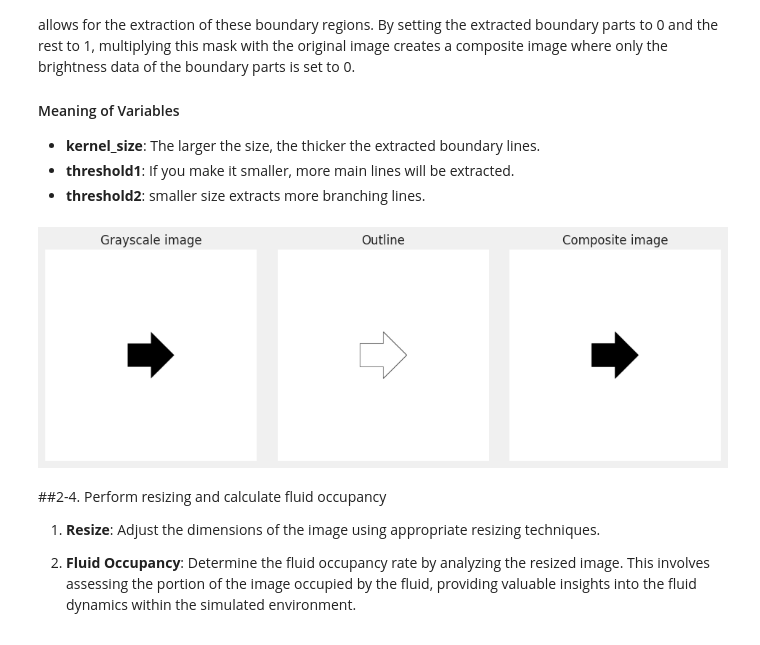
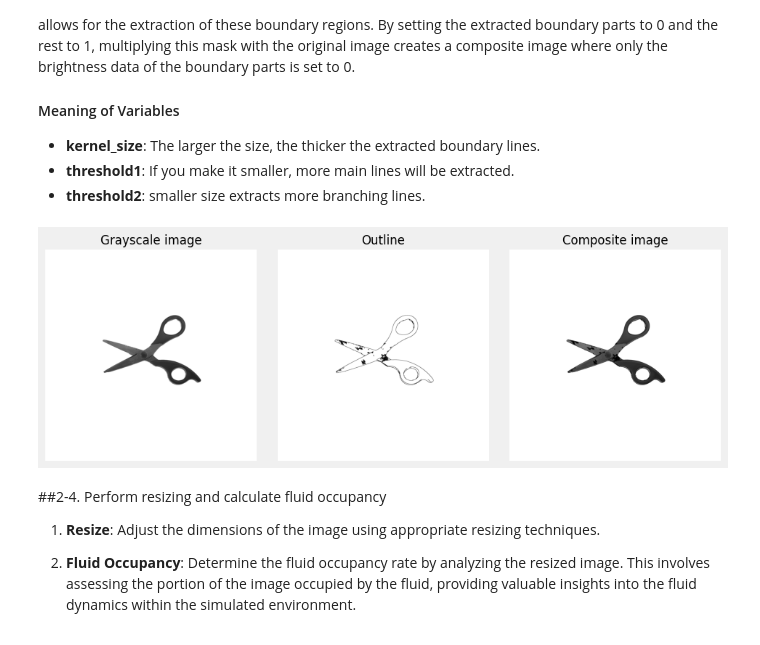
Before and after one commit to nobu-n2002/PixelNote, a Jupyter notebook: PixelNote.ipynb, the cells around one changed output. Cells and saved outputs as stored; diff of their text form; code cells hidden in the pictures.

```diff
--- a/PixelNote.ipynb
+++ b/PixelNote.ipynb
@@ -366,12 +366,12 @@ threshold2 = 8  # @param {type:"slider", min:0, max:500, step:1}
 CWD = os.getcwd()
 
 # File paths
-file_path_gray = f"{CWD}/tmp/gray.png"
+file_path_threshold = f"{CWD}/tmp/threshold.png"
 file_path_outline = f"{CWD}/tmp/outline.png"
 file_path_com = f"{CWD}/tmp/com.png"
 
 # Read the resized image
-IMG = cv2.imread(file_path_gray, cv2.IMREAD_GRAYSCALE)
+IMG = cv2.imread(file_path_threshold, cv2.IMREAD_GRAYSCALE)
 
 # Edge detection
 edges_inverse = cv2.Canny(IMG, threshold1, threshold2)
@@ -385,35 +385,35 @@ edges_dilated = cv2.dilate(edges_inverse, kernel, iterations=num_iterations)
 edges = 255.0 - edges_dilated
 cv2.imwrite(file_path_outline, edges)
 
 # Normalize (0~1) edges: 0 -> black, 1 -> white
 com = edges / 255.0
 # Multiply the grayscale image (IMG) by the normalized edges
 com = IMG * com
 cv2.imwrite(file_path_com, com)
 
 # Display images side by side using subplot
 fig, axs = plt.subplots(1, 3, figsize=(12, 5))
 
 # Display the grayscale image
-axs[0].imshow(cv2.cvtColor(cv2.imread(file_path_gray), cv2.COLOR_BGR2RGB))
+axs[0].imshow(cv2.cvtColor(cv2.imread(file_path_threshold), cv2.COLOR_BGR2RGB))
 axs[0].set_title('Grayscale image')
 axs[0].axis('off')
 
 # Display the outline image
 axs[1].imshow(cv2.cvtColor(cv2.imread(file_path_outline), cv2.COLOR_BGR2RGB))
 axs[1].set_title('Outline')
 axs[1].axis('off')
 
 # Display the composite image
 axs[2].imshow(cv2.cvtColor(cv2.imread(file_path_com), cv2.COLOR_BGR2RGB))
 axs[2].set_title('Composite image')
 axs[2].axis('off')
 
 fig.patch.set_facecolor('#F0F0F0')
 plt.subplots_adjust(wspace=0.1)
 plt.show()
 # %% [output]
-[figure, old version]
+[figure, new version]
 # %% [markdown]
 ##2-4. Perform resizing and calculate fluid occupancy
 
```
Also changed, not shown: parts of 10 cells of this notebook.
